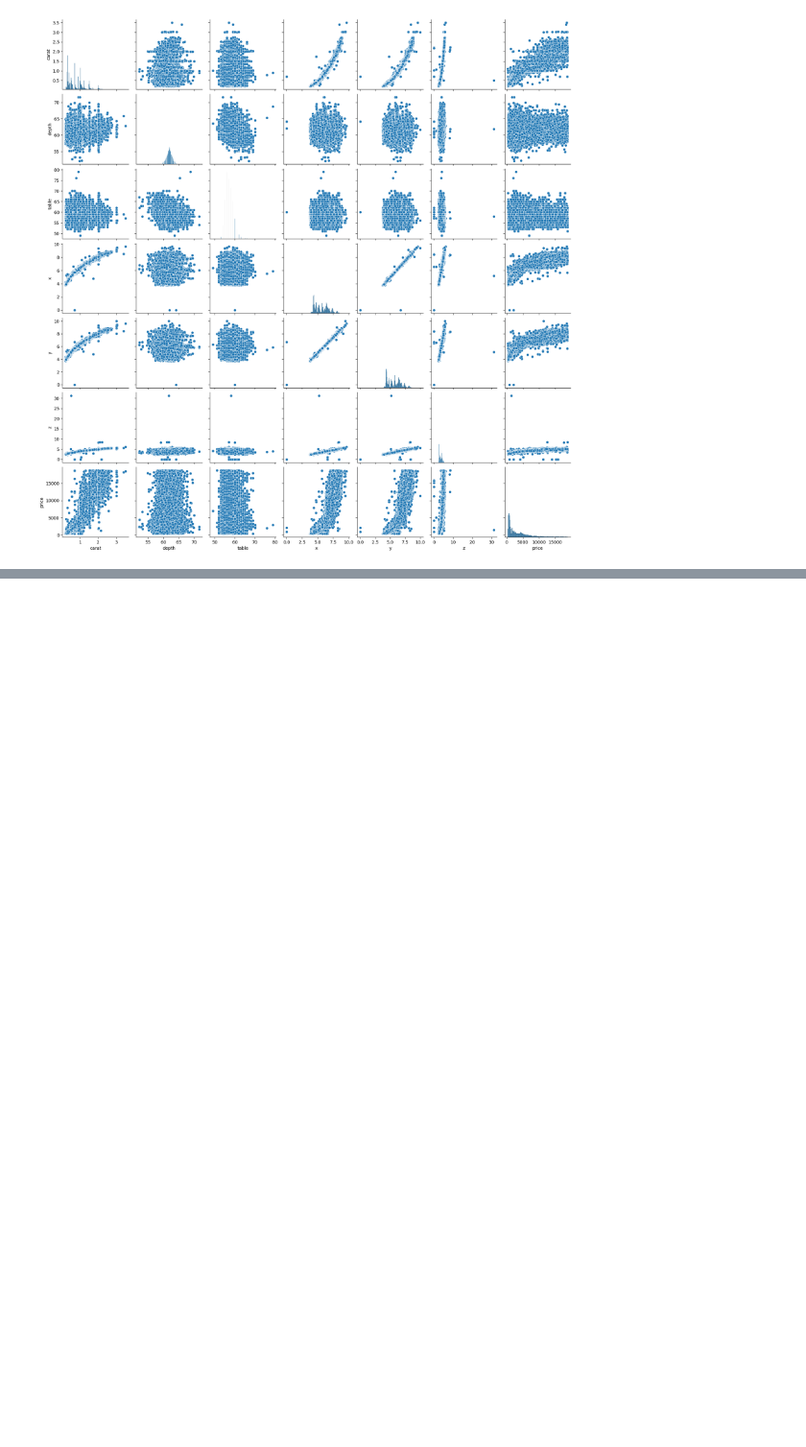
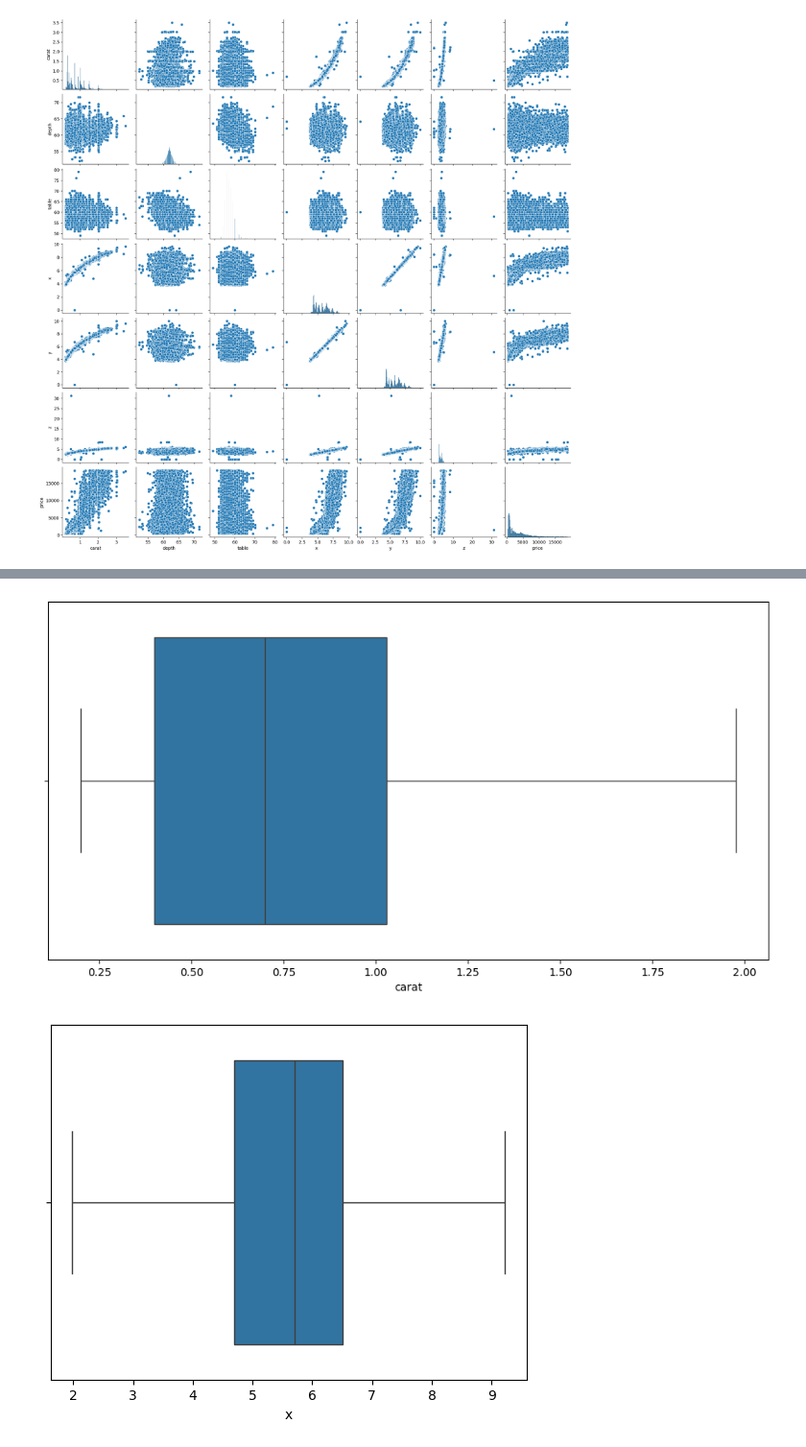
Before and after one commit to wiznikvibe/diamond_price_prediction, a Jupyter notebook: notebook/Exploration.ipynb, the cells around one changed output, grey strips where cells are left out. Shown at 96% size. Saved outputs shown, nothing was run; the diff lists cells and outputs as text; code cells hidden in the pictures; blank space fills up the shorter version.

```diff
--- a/notebook/Exploration.ipynb
+++ b/notebook/Exploration.ipynb
@@ -208,3 +219,22 @@ sns.pairplot(df)
 # %%
 X = df.drop(['depth','table','price'], axis=1)
 y = df['price']
+# %%
+def outlier_treatment(df, columns:list, multiplier=1.5)->pd.DataFrame:
+    outlier_df = df.copy()
+    for col in columns:
+        q1 = outlier_df[col].quantile(0.25)
+        q3 = outlier_df[col].quantile(0.75)
+        iqr = q3 - q1
+
+        lower_bound = q1 - multiplier*iqr
+        upper_bound = q3 + multiplier*iqr
+
+        outlier_df[col] = outlier_df[col].apply(lambda x: lower_bound if x < lower_bound else (upper_bound if x > upper_bound else x))
+
+    return outlier_df
+# %%
+numerical_columns = X.columns[X.dtypes != 'object']
+categorical_columns = X.columns[X.dtypes == 'object']
+treated_X = outlier_treatment(X, numerical_columns, multiplier=1.5)
+treated_X.head()
@@ -210,0 +248,10 @@ y = df['price']
+# %%
+plt.figure(figsize=(12,6))
+
+for column in numerical_columns:
+    sns.boxplot(data=treated_X, x=column)
+    print('\n')
+    plt.show()
+# %% [output]
+[figure, added]
+[figure, added]
```
Also changed, not shown: parts of 21 cells of this notebook, 1 other file.
